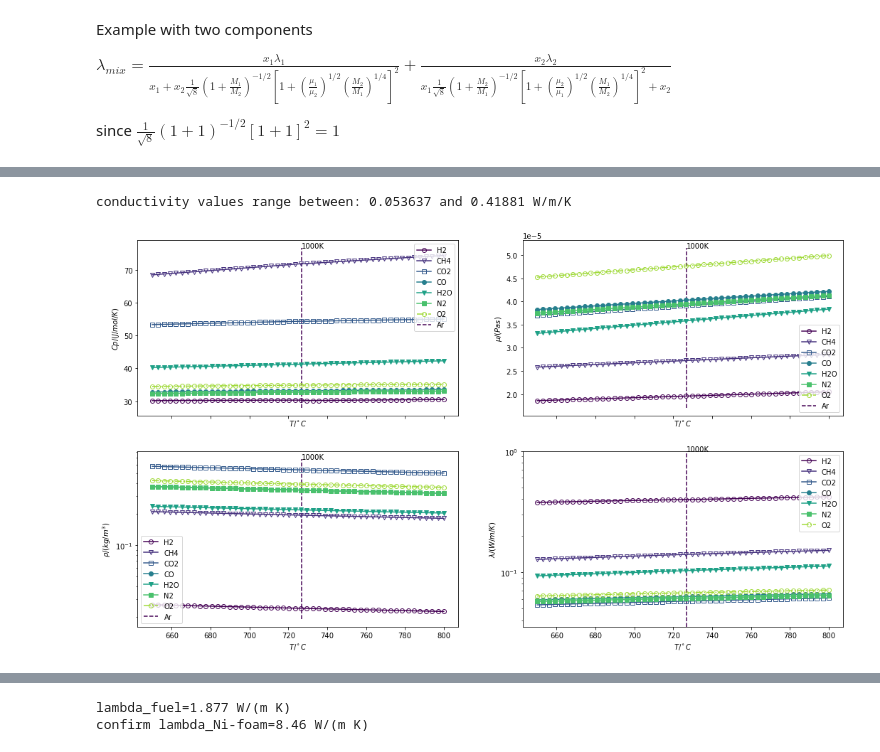
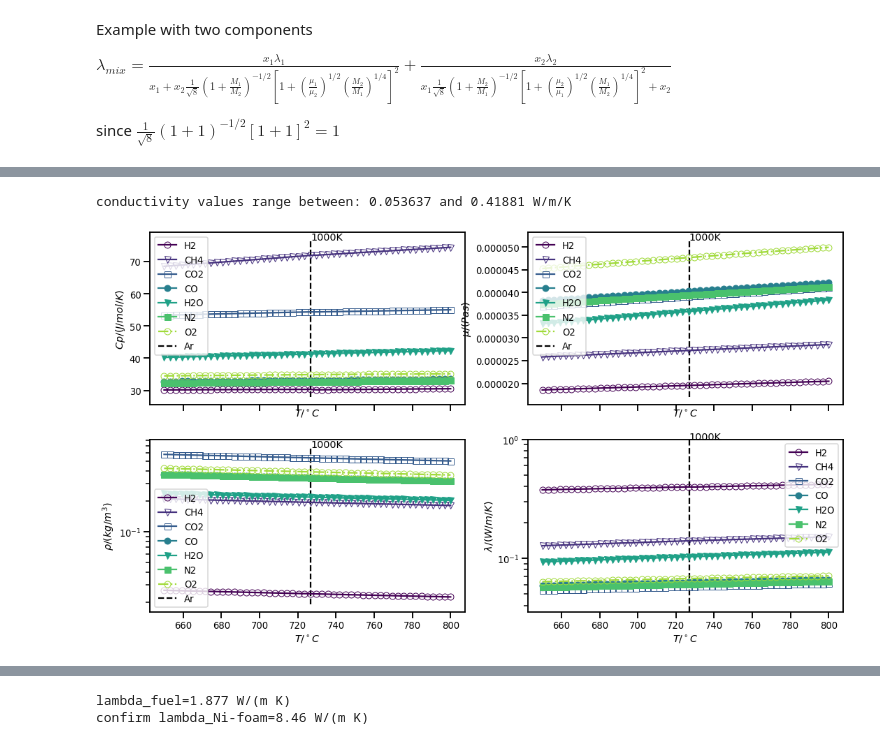
Before and after one commit to santiago-salas-v/walas, a Jupyter notebook: Ni-foam.ipynb, the cells around one changed output, grey strips where cells are left out. Cells and saved outputs as stored; diff of their text form; code cells hidden in the pictures.

```diff
--- a/Ni-foam.ipynb
+++ b/Ni-foam.ipynb
@@ -360,4 +359,6 @@ SSE:                                                  0.4698569435587342
 # %%
+import seaborn as sns
+sns.set_context("talk", font_scale=0.8)
 T=linspace(650,800)+273.15 # K
 viscosity=mu(T)[:,:6+1]
 density=101325/8.3145*outer(1/T,M[:6+1])/1000
@@ -391,32 +392,32 @@ ax[0,0].legend(labels)
 ax[0,1].plot(T-273.15,viscosity)
 ylims=ax[0,1].get_ylim()
 ax[0,1].vlines(1000-273.15,ylims[0],ylims[1],linestyle='--')
 ax[0,1].text(1000-273.15,ylims[1],'1000K')
 ax[0,1].set_xlabel(r'$T / ^\circ C$')
 ax[0,1].set_ylabel(r'$\mu / (Pa s)$')
 ax[0,1].legend(labels)
 
 ax[1,0].semilogy(T-273.15,density)
 ylims=ax[1,0].get_ylim()
 ax[1,0].vlines(1000-273.15,ylims[0],ylims[1],linestyle='--')
 ax[1,0].text(1000-273.15,ylims[1],'1000K')
 ax[1,0].set_xlabel(r'$T / ^\circ C$')
 ax[1,0].set_ylabel(r'$\rho / (kg/m^3)$')
 ax[1,0].legend(labels)
 
 ax[1,1].plot(T-273.15,conductivity)
 ylims=ax[1,1].get_ylim()
 ylims=ax[1,1].set_ylim(ylims[0],1)
 ax[1,1].vlines(1000-273.15,ylims[0],ylims[1],linestyle='--')
 ax[1,1].text(1000-273.15,ylims[1],'1000K')
 ax[1,1].set_yscale('log')
 ax[1,1].set_xlabel(r'$T / ^\circ C$')
 ax[1,1].set_ylabel(r'$\lambda / (W/m/K)$')
 ax[1,1].legend(labels[:6+1])
 #ax[1,1].yaxis.set_major_locator(plt.LogLocator(base=10, subs=[0.1,1]))
 
 print('conductivity values range between: {:0.5g} and {:0.5g} W/m/K'.format(conductivity.min(),conductivity.max()))
 # %% [output]
 conductivity values range between: 0.053637 and 0.41881 W/m/K
-[figure, old version]
+[figure, new version]
 # %% [markdown]
```
Also changed, not shown: parts of 16 cells of this notebook.
